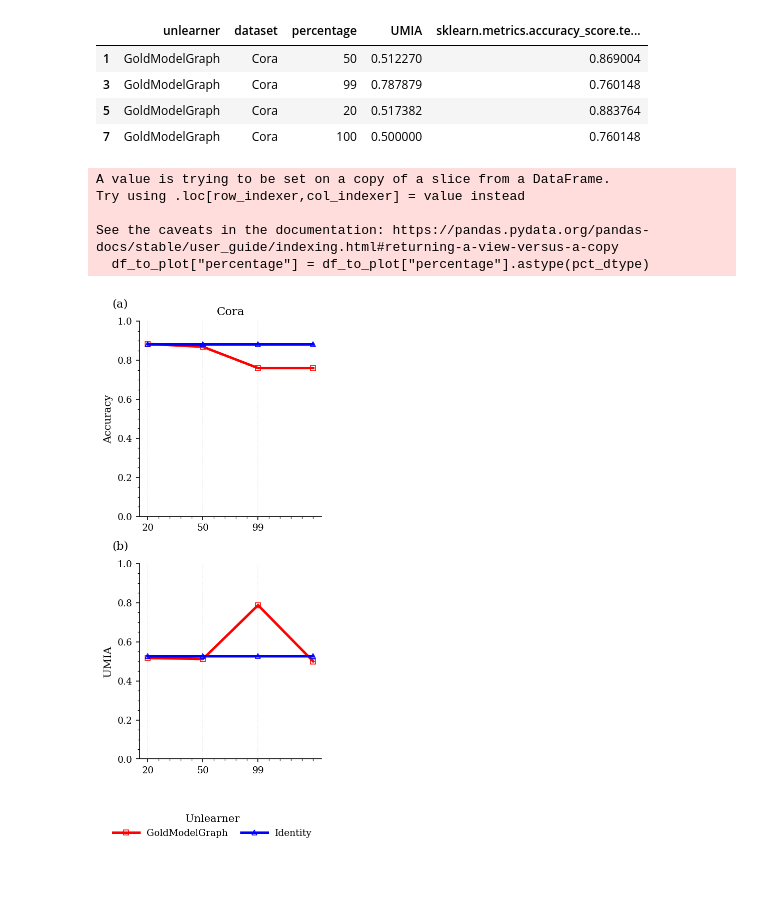
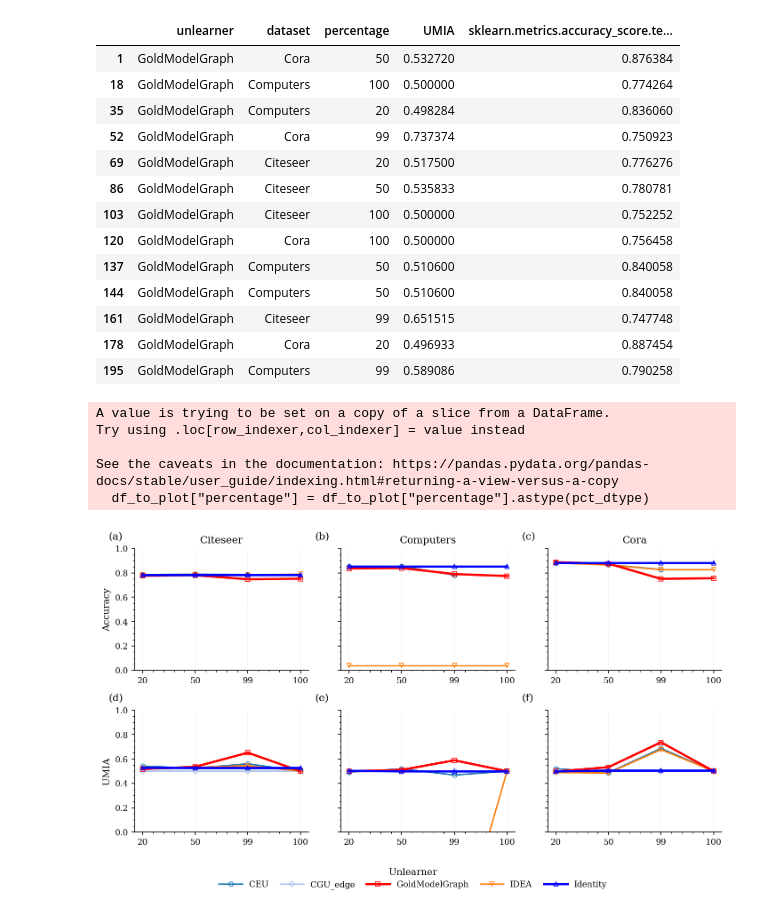
Before and after one commit to dangeloandrea14/LinkInference, a Jupyter notebook: visualize_forget_ablation.ipynb, the cells around one changed output. Drawn from its saved outputs; the diff is of its cells as text; code cells hidden in the pictures; blank space fills up the shorter version.

```diff
--- a/visualize_forget_ablation.ipynb
+++ b/visualize_forget_ablation.ipynb
@@ -8,7 +8,7 @@ import matplotlib.pyplot as plt
 from scipy.stats import hmean
 # %%
 architecture = "GCN"
-folder = os.path.join("output","test")
+folder = os.path.join("output","runs", "LinkAttack", "edge")
 
 files = [f for f in os.listdir(folder) if architecture in f]
 files
@@ -109,8 +138,8 @@ column_list = ['unlearner', 'dataset', 'architecture', 'percentage',
        'sklearn.metrics.accuracy_score.test.unlearned.on_graph:False',
        'sklearn.metrics.accuracy_score.test.original.on_graph:False',
        'Link Stealing Attack unlearned 0 exist/non_exist',
-       'Link Stealing Attack 0 unlearned forget/non_exist', 'LinkTeller_unlearn_auc',
-       'LinkTeller_unlearn_ap', 'LinkTeller_original_auc', 'LinkTeller_original_ap']
+       'Link Stealing Attack 0 unlearned forget/non_exist',
+       'LinkTeller_unlearn_0', 'LinkTeller_original_0']
 
 total_df = total_df[column_list]
 total_df.reset_index(drop=True, inplace=True)
@@ -135,0 +169,3 @@ total_df
+# %%
+unlearners_to_keep = ['Identity', 'GoldModelGraph', 'IDEA', 'CEU', 'CGU_edge']
+total_df = total_df.loc[total_df['unlearner'].isin(unlearners_to_keep)]
@@ -167,10 +221,19 @@ See the caveats in the documentation: https://pandas.pydata.org/pandas-docs/stab
 df_to_plot.loc[df_to_plot.unlearner=='GoldModelGraph']
 # %% [output]
 |  | unlearner | dataset | percentage | UMIA | sklearn.metrics.accuracy_score.te... |
-| 1 | GoldModelGraph | Cora | 50 | 0.512270 | 0.869004 |
-| 3 | GoldModelGraph | Cora | 99 | 0.787879 | 0.760148 |
-| 5 | GoldModelGraph | Cora | 20 | 0.517382 | 0.883764 |
-| 7 | GoldModelGraph | Cora | 100 | 0.500000 | 0.760148 |
+| 1 | GoldModelGraph | Cora | 50 | 0.532720 | 0.876384 |
+| 18 | GoldModelGraph | Computers | 100 | 0.500000 | 0.774264 |
+| 35 | GoldModelGraph | Computers | 20 | 0.498284 | 0.836060 |
+| 52 | GoldModelGraph | Cora | 99 | 0.737374 | 0.750923 |
+| 69 | GoldModelGraph | Citeseer | 20 | 0.517500 | 0.776276 |
+| 86 | GoldModelGraph | Citeseer | 50 | 0.535833 | 0.780781 |
+| 103 | GoldModelGraph | Citeseer | 100 | 0.500000 | 0.752252 |
+| 120 | GoldModelGraph | Cora | 100 | 0.500000 | 0.756458 |
+| 137 | GoldModelGraph | Computers | 50 | 0.510600 | 0.840058 |
+| 144 | GoldModelGraph | Computers | 50 | 0.510600 | 0.840058 |
+| 161 | GoldModelGraph | Citeseer | 99 | 0.651515 | 0.747748 |
+| 178 | GoldModelGraph | Cora | 20 | 0.496933 | 0.887454 |
+| 195 | GoldModelGraph | Computers | 99 | 0.589086 | 0.790258 |
 # %%
 import pandas as pd
 import matplotlib.pyplot as plt
@@ -210,7 +273,7 @@ datasets = agg["dataset"].unique()
 # 2 rows: row 0 = Accuracy, row 1 = UMIA
 fig, axes = plt.subplots(
     2, len(datasets),
-    figsize=(3.2*len(datasets), 6.6),
+    figsize=(3.2*len(datasets), 5),
     sharey=True, squeeze=False
 )
 
@@ -265,8 +328,8 @@ def plot_row(ax_row, metric, ylabel=None, panel_offset=0):
         if ylabel and j == 0:
             ax.set_ylabel(ylabel)
 
-        ax.set_xticks([0, 1, 2])
-        ax.set_xticklabels([20, 50, 99])
+        ax.set_xticks([0, 1, 2,3])
+        ax.set_xticklabels([20, 50, 99,100])
         ax.set_ylim(0, 1)
         ax.minorticks_on()
         ax.grid(axis="x", linestyle=":", alpha=0.3)
@@ -284,31 +347,31 @@ top_handles, top_labels = plot_row(axes[0], ACC, ylabel="Accuracy", panel_offset
 _ , _ = plot_row(axes[1], UMIA, ylabel="UMIA", panel_offset=len(datasets))
 
 # ----- Single legend below; wide & low -----
 ncols = min(len(top_labels), 12)
 fig.legend(
     top_handles, top_labels,
     loc="lower center",
     ncol=ncols,
     bbox_to_anchor=(0.5, -0.12),
     frameon=False,
     title="Unlearner",
     fontsize=9,
     handlelength=2.8,
     columnspacing=1.4,
     markerscale=1.0,
 )
 
 # Space for legend + neat layout
 plt.subplots_adjust(bottom=0.20, wspace=0.25, hspace=0.35)
 plt.tight_layout()
 
 # Save (vector-friendly)
 fig.savefig(os.path.join("figures", "unlearning_accuracy_and_umia.pdf"), bbox_inches="tight", transparent=True)
 plt.show()
 # %% [output]
 A value is trying to be set on a copy of a slice from a DataFrame.
 Try using .loc[row_indexer,col_indexer] = value instead
 
 See the caveats in the documentation: https://pandas.pydata.org/pandas-docs/stable/user_guide/indexing.html#returning-a-view-versus-a-copy
   df_to_plot["percentage"] = df_to_plot["percentage"].astype(pct_dtype)
-[figure, old version]
+[figure, new version]
```
Also changed, not shown: parts of 7 cells of this notebook, 15 other files.
